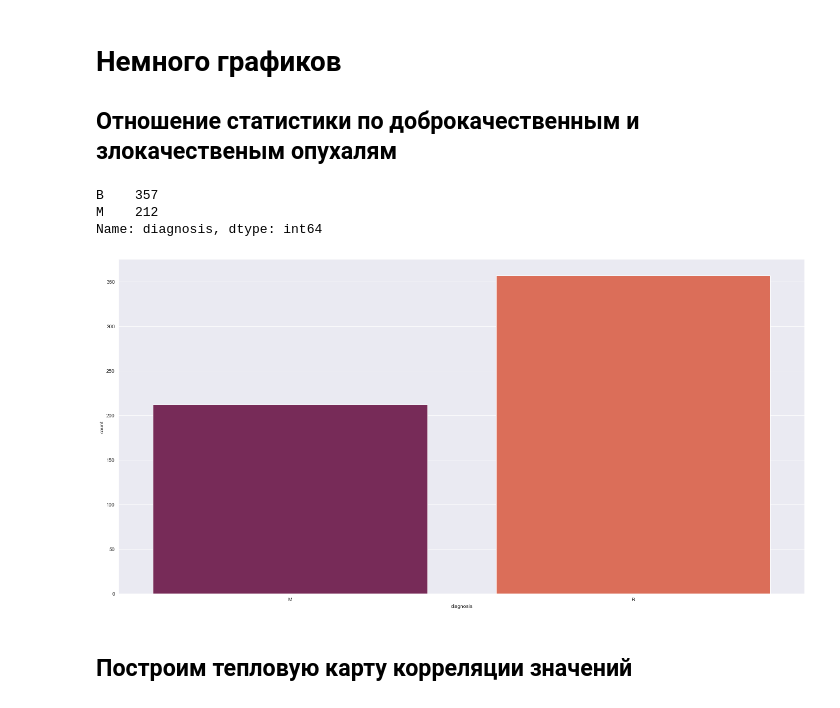
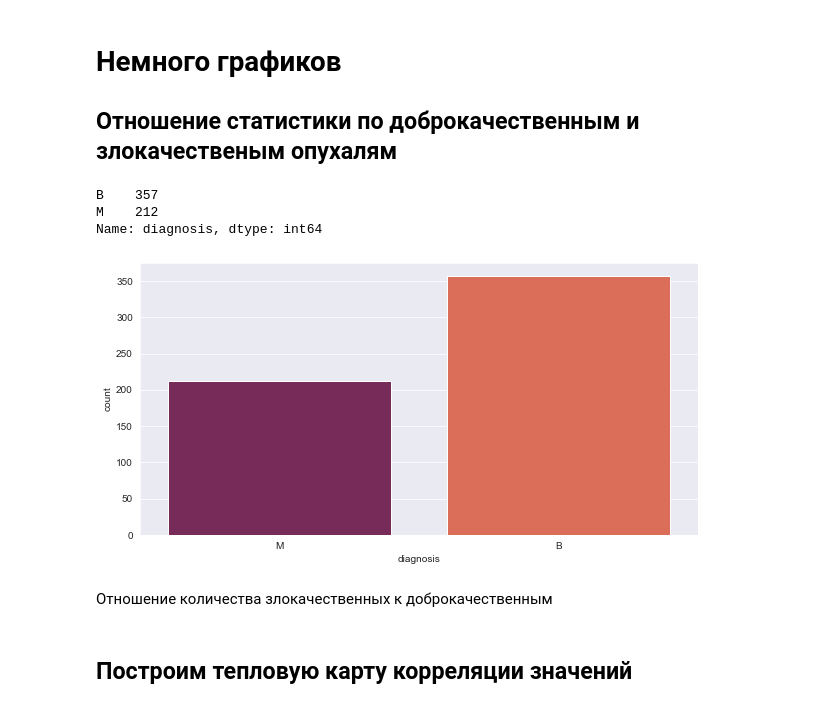
Before and after one commit to GluKhovKirill/NN_BreastCancer, a Jupyter notebook: main.ipynb, the cells around one changed output. Cells and saved outputs as stored; diff of their text form; code cells hidden in the pictures.

```diff
--- a/main.ipynb
+++ b/main.ipynb
@@ -62,14 +90,16 @@ memory usage: 137.9+ KB
 ## Отношение статистики по доброкачественным и злокачественым опухалям
 # %%
 sns.set_style('darkgrid')
-plt.figure(figsize=(24,12))
+plt.figure(figsize=(10,5))
 sns.countplot(x="diagnosis", data=df, palette='rocket');
 pd.value_counts(df['diagnosis'])
 # %% [output]
 B    357
 M    212
 Name: diagnosis, dtype: int64
-[figure, old version]
+[figure, new version]
+# %% [markdown]
+Отношение количества злокачественных к доброкачественным
 # %% [markdown]
 ## Построим тепловую карту корреляции значений
 # %%
```
Also changed, not shown: parts of 26 cells of this notebook.
